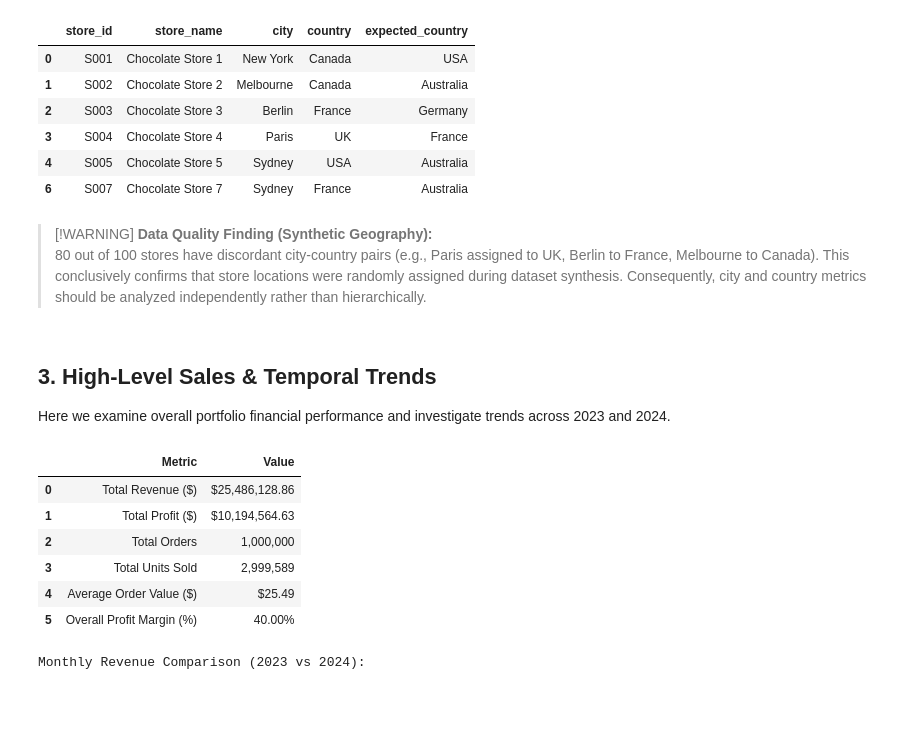
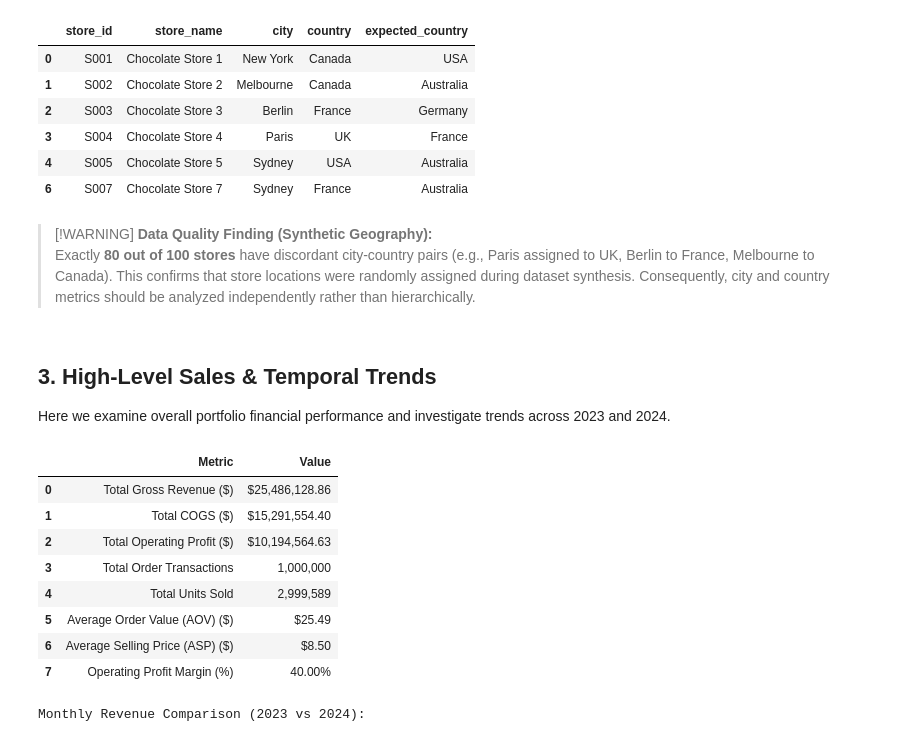
Before and after one commit to Devendra-afk/Retail_Stores_Analysis, a Jupyter notebook: python/notebooks/01_sales_eda.ipynb, the cells around one changed output. Saved outputs shown, nothing was run; the diff lists cells and outputs as text; code cells hidden in the pictures; blank space fills up the shorter version.

```diff
--- a/python/notebooks/01_sales_eda.ipynb
+++ b/python/notebooks/01_sales_eda.ipynb
@@ -245,32 +247,36 @@ Sample mismatched store records:
 # %% [markdown]
 > [!WARNING]
 > **Data Quality Finding (Synthetic Geography):**
-> 80 out of 100 stores have discordant city-country pairs (e.g., Paris assigned to UK, Berlin to France, Melbourne to Canada). This conclusively confirms that store locations were randomly assigned during dataset synthesis. Consequently, city and country metrics should be analyzed independently rather than hierarchically.
+> Exactly **80 out of 100 stores** have discordant city-country pairs (e.g., Paris assigned to UK, Berlin to France, Melbourne to Canada). This confirms that store locations were randomly assigned during dataset synthesis. Consequently, city and country metrics should be analyzed independently rather than hierarchically.
 # %% [markdown]
 ## 3. High-Level Sales & Temporal Trends
 Here we examine overall portfolio financial performance and investigate trends across 2023 and 2024.
 # %%
 # Summary KPIs across the full 2-year portfolio
-total_revenue = df_sales['revenue'].sum()
-total_profit = df_sales['profit'].sum()
-total_orders = df_sales['order_id'].nunique()
-total_quantity = df_sales['quantity'].sum()
+total_revenue = float(df_sales['revenue'].sum())
+total_cost = float(df_sales['cost'].sum())
+total_profit = float(df_sales['profit'].sum())
+total_orders = int(df_sales['order_id'].nunique())
+total_quantity = int(df_sales['quantity'].sum())
 avg_order_value = total_revenue / total_orders
 overall_margin = (total_profit / total_revenue) * 100
+asp = total_revenue / total_quantity
 
 kpi_summary = pd.DataFrame({
-    'Metric': ['Total Revenue ($)', 'Total Profit ($)', 'Total Orders', 'Total Units Sold', 'Average Order Value ($)', 'Overall Profit Margin (%)'],
-    'Value': [f"${total_revenue:,.2f}", f"${total_profit:,.2f}", f"{total_orders:,}", f"{total_quantity:,}", f"${avg_order_value:.2f}", f"{overall_margin:.2f}%"]
+    'Metric': ['Total Gross Revenue ($)', 'Total COGS ($)', 'Total Operating Profit ($)', 'Total Order Transactions', 'Total Units Sold', 'Average Order Value (AOV) ($)', 'Average Selling Price (ASP) ($)', 'Operating Profit Margin (%)'],
+    'Value': [f"${total_revenue:,.2f}", f"${total_cost:,.2f}", f"${total_profit:,.2f}", f"{total_orders:,}", f"{total_quantity:,}", f"${avg_order_value:.2f}", f"${asp:.2f}", f"{overall_margin:.2f}%"]
 })
 display(kpi_summary)
 # %% [output]
 |  | Metric | Value |
-| 0 | Total Revenue ($) | $25,486,128.86 |
-| 1 | Total Profit ($) | $10,194,564.63 |
-| 2 | Total Orders | 1,000,000 |
-| 3 | Total Units Sold | 2,999,589 |
-| 4 | Average Order Value ($) | $25.49 |
-| 5 | Overall Profit Margin (%) | 40.00% |
+| 0 | Total Gross Revenue ($) | $25,486,128.86 |
+| 1 | Total COGS ($) | $15,291,554.40 |
+| 2 | Total Operating Profit ($) | $10,194,564.63 |
+| 3 | Total Order Transactions | 1,000,000 |
+| 4 | Total Units Sold | 2,999,589 |
+| 5 | Average Order Value (AOV) ($) | $25.49 |
+| 6 | Average Selling Price (ASP) ($) | $8.50 |
+| 7 | Operating Profit Margin (%) | 40.00% |
 # %%
 # Monthly aggregation for 2023 and 2024
 df_sales['year'] = df_sales['order_date'].dt.year
```
Also changed, not shown: parts of 21 cells of this notebook, 20 other files.
